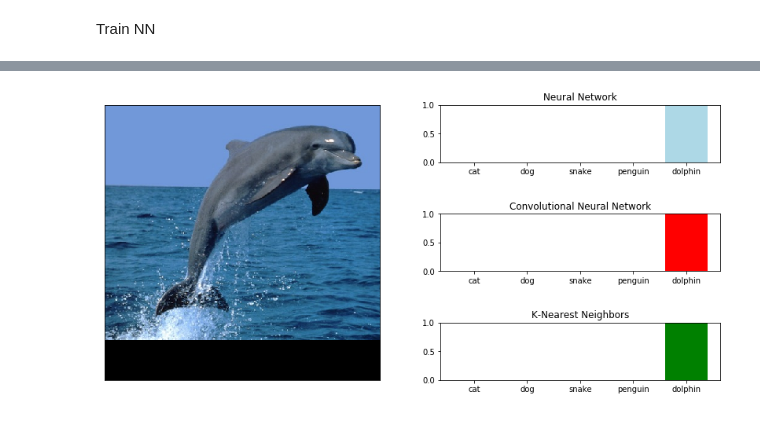
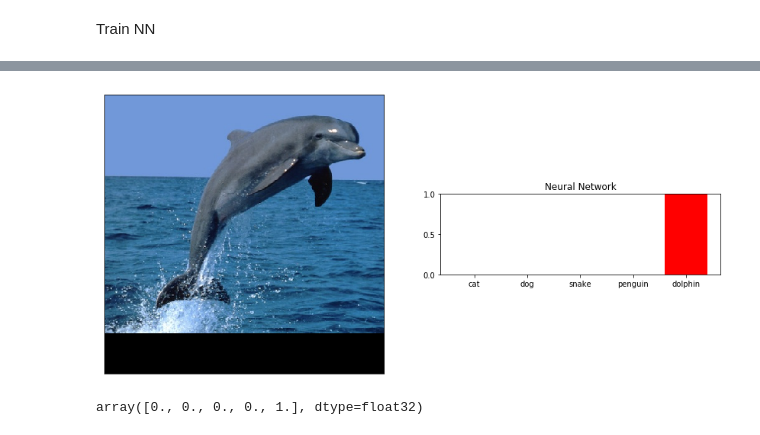
Before and after one commit to trevorData/ImageRec, a Jupyter notebook: B Requests.ipynb, the cells around one changed output, grey strips where cells are left out. Drawn from its saved outputs; the diff is of its cells as text; code cells hidden in the pictures.

```diff
--- a/B Requests.ipynb
+++ b/B Requests.ipynb
@@ -135,7 +135,7 @@ def img_predict(img, nn_model):
     img = cv2.resize(img, (100, 100))
 
     # Reshape to NN friendly shape
-    img = img.reshape(1, 100, 100, 3, 1)
+    img = img.reshape(1, 100, 100, 3)
 
     # Generate prediction array from given NN model
     pred = nn_model.predict(img.astype(float))
@@ -156,7 +156,5 @@ cat_3_469.png
 # %%
 x_train = np.concatenate((x_cat, x_dog, x_snake, x_penguin, x_dolphin))
-# %%
-x_train = x_train.reshape(len(x_train), 100, 100, 3, 1)
 # %%
 Y_train = np.concatenate((Y_cat, Y_dog, Y_snake, Y_penguin, Y_dolphin))
 # %%
@@ -235,42 +233,26 @@ Epoch 10/10
 # cartoon penguin
 # catdog
 # %%
-nn_pred = img_process(img, nn_model)
+nn_pred = img_predict(img, nn_model)
 labels = ['cat', 'dog', 'snake', 'penguin', 'dolphin']
 
 # Plot Image
 fig = plt.figure()
 
 plt.subplot2grid((3, 2), (0 ,0), rowspan=3)
-plt.imshow(img, vmin=0, vmax=1, cmap='Greys')
+plt.imshow(img, cmap='Greys')
 plt.xticks([])
 plt.yticks([])
 
-# Plot NN Prediction
-plt.subplot2grid((3,2), (0, 1))
-plt.bar(list(range(len(nn_pred))), nn_pred, color='lightblue')
+# Plot CNN Prediction
+plt.subplot2grid((3,2), (1, 1))
+plt.bar(list(range(len(nn_pred))), nn_pred, color='red')
 plt.xticks(np.arange(len(nn_pred)), labels)
 plt.ylim([0, 1])
 plt.title('Neural Network')
 plt.yticks([0, .5, 1])
 
-# Plot NN Prediction
-plt.subplot2grid((3,2), (1, 1))
-plt.bar(list(range(len(nn_pred))), nn_pred, color='red')
-plt.xticks(np.arange(len(nn_pred)), labels)
-plt.ylim([0, 1])
-plt.title('Convolutional Neural Network')
-plt.yticks([0, .5, 1])
-
-# Plot NN Prediction
-plt.subplot2grid((3,2), (2, 1))
-plt.bar(list(range(len(nn_pred))), nn_pred, color='green')
-plt.xticks(np.arange(len(nn_pred)), labels)
-plt.ylim([0, 1])
-plt.title('K-Nearest Neighbors')
-plt.yticks([0, .5, 1])
-
 fig.tight_layout()
 fig.set_size_inches(w=12,h=6)
 # %% [output]
-[figure, old version]
+[figure, new version]
@@ -276,0 +265,4 @@ fig.set_size_inches(w=12,h=6)
+# %%
+img_predict(img, nn_model)
+# %% [output]
+array([0., 0., 0., 0., 1.], dtype=float32)
```
Also changed, not shown: parts of 4 cells of this notebook.
